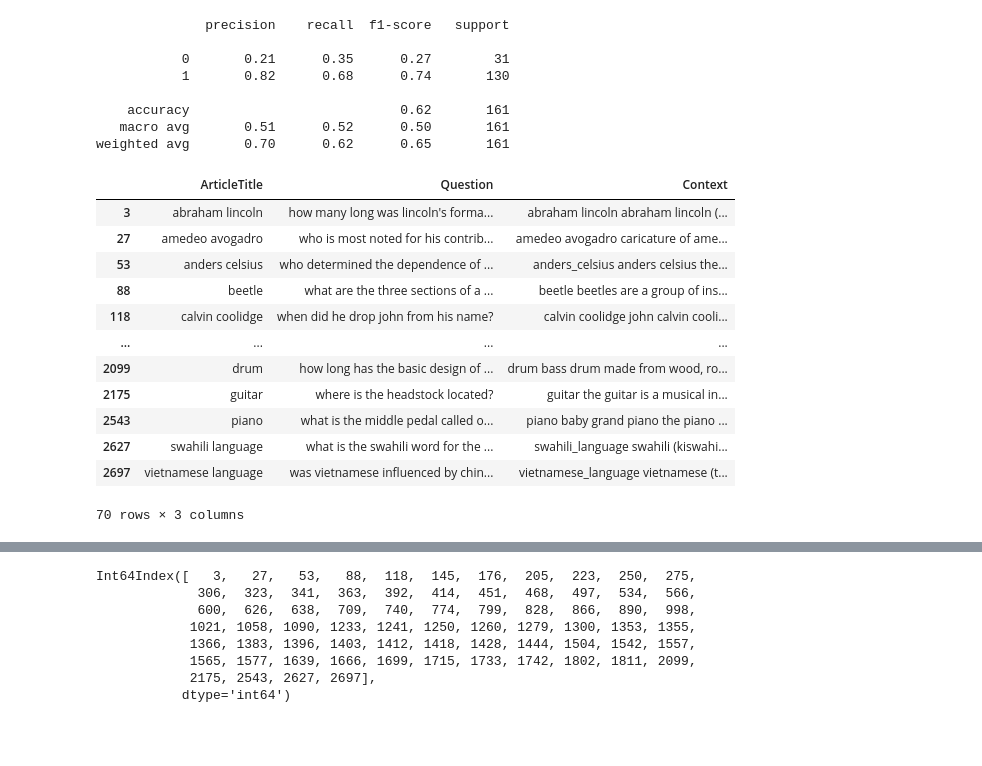
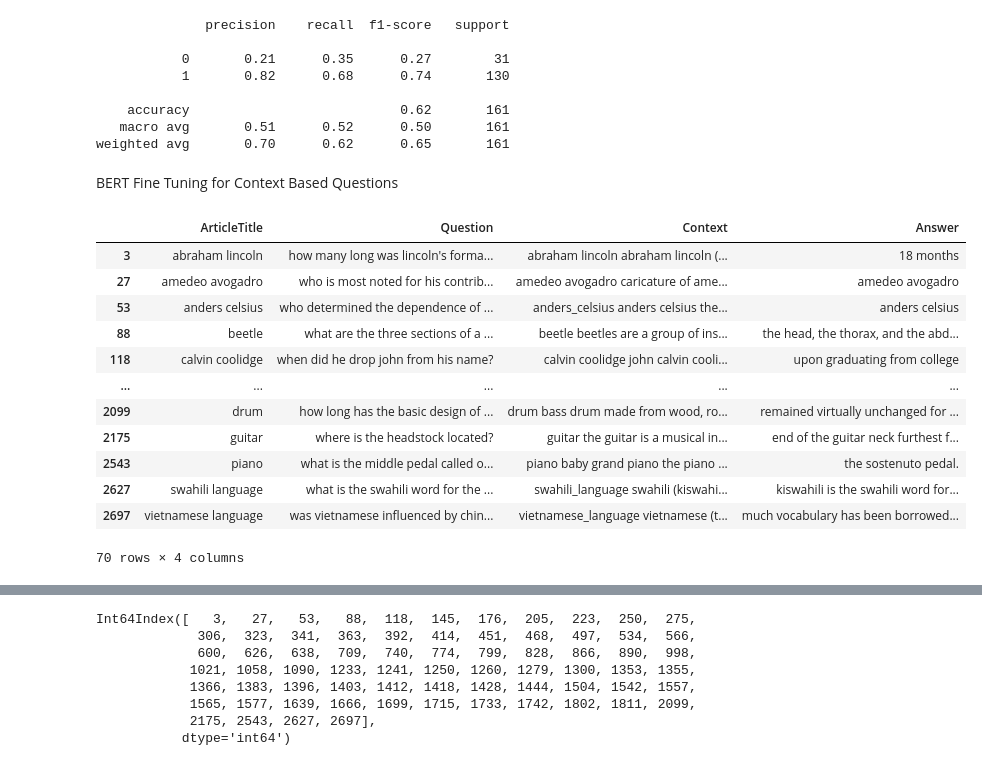
Before and after one commit to aanchal0431/chatbot, a Jupyter notebook: SEP_728_Chatbot_BERT_ft.ipynb, the cells around one changed output, grey strips where cells are left out. Drawn from its saved outputs; the diff is of its cells as text; code cells hidden in the pictures; blank space fills up the shorter version.

Commit message:
Code for yes/no questions and approach for context based questions

```diff
--- a/SEP_728_Chatbot_BERT_ft.ipynb
+++ b/SEP_728_Chatbot_BERT_ft.ipynb
@@ -812,25 +803,27 @@ print(classification_report(test_y, predictions))
     accuracy                           0.62       161
    macro avg       0.51      0.52      0.50       161
 weighted avg       0.70      0.62      0.65       161
+# %% [markdown]
+BERT Fine Tuning for Context Based Questions
 # %%
 
-data_context_bert = data_context.filter(['ArticleTitle', 'Question', 'Context'], axis=1)
+data_context_bert = data_context.filter(['ArticleTitle', 'Question', 'Context', 'Answer'], axis=1)
 data_context_bert.drop_duplicates(subset=["ArticleTitle"], keep="first", inplace=True)
 data_context_bert.shape
 len(data_context_bert.iloc[2,1])
 contexts = data_context_bert.Context
 data_context_bert.replace('\n', ' ', regex=True)
 # %% [output]
-|  | ArticleTitle | Question | Context |
-| 3 | abraham lincoln | how many long was lincoln's forma... | abraham lincoln abraham lincoln (... |
-| 27 | amedeo avogadro | who is most noted for his contrib... | amedeo avogadro caricature of ame... |
-| 53 | anders celsius | who determined the dependence of ... | anders_celsius anders celsius the... |
-| 88 | beetle | what are the three sections of a ... | beetle beetles are a group of ins... |
-| 118 | calvin coolidge | when did he drop john from his name? | calvin coolidge john calvin cooli... |
-| ... | ... | ... | ... |
-| 2099 | drum | how long has the basic design of ... | drum bass drum made from wood, ro... |
-| 2175 | guitar | where is the headstock located? | guitar the guitar is a musical in... |
-| 2543 | piano | what is the middle pedal called o... | piano baby grand piano the piano ... |
-| 2627 | swahili language | what is the swahili word for the ... | swahili_language swahili (kiswahi... |
-| 2697 | vietnamese language | was vietnamese influenced by chin... | vietnamese_language vietnamese (t... |
+|  | ArticleTitle | Question | Context | Answer |
+| 3 | abraham lincoln | how many long was lincoln's forma... | abraham lincoln abraham lincoln (... | 18 months |
+| 27 | amedeo avogadro | who is most noted for his contrib... | amedeo avogadro caricature of ame... | amedeo avogadro |
+| 53 | anders celsius | who determined the dependence of ... | anders_celsius anders celsius the... | anders celsius |
+| 88 | beetle | what are the three sections of a ... | beetle beetles are a group of ins... | the head, the thorax, and the abd... |
+| 118 | calvin coolidge | when did he drop john from his name? | calvin coolidge john calvin cooli... | upon graduating from college |
+| ... | ... | ... | ... | ... |
+| 2099 | drum | how long has the basic design of ... | drum bass drum made from wood, ro... | remained virtually unchanged for ... |
+| 2175 | guitar | where is the headstock located? | guitar the guitar is a musical in... | end of the guitar neck furthest f... |
+| 2543 | piano | what is the middle pedal called o... | piano baby grand piano the piano ... | the sostenuto pedal. |
+| 2627 | swahili language | what is the swahili word for the ... | swahili_language swahili (kiswahi... | kiswahili is the swahili word for... |
+| 2697 | vietnamese language | was vietnamese influenced by chin... | vietnamese_language vietnamese (t... | much vocabulary has been borrowed... |
-70 rows × 3 columns
+70 rows × 4 columns
```
Also changed, not shown: parts of 14 cells of this notebook.
